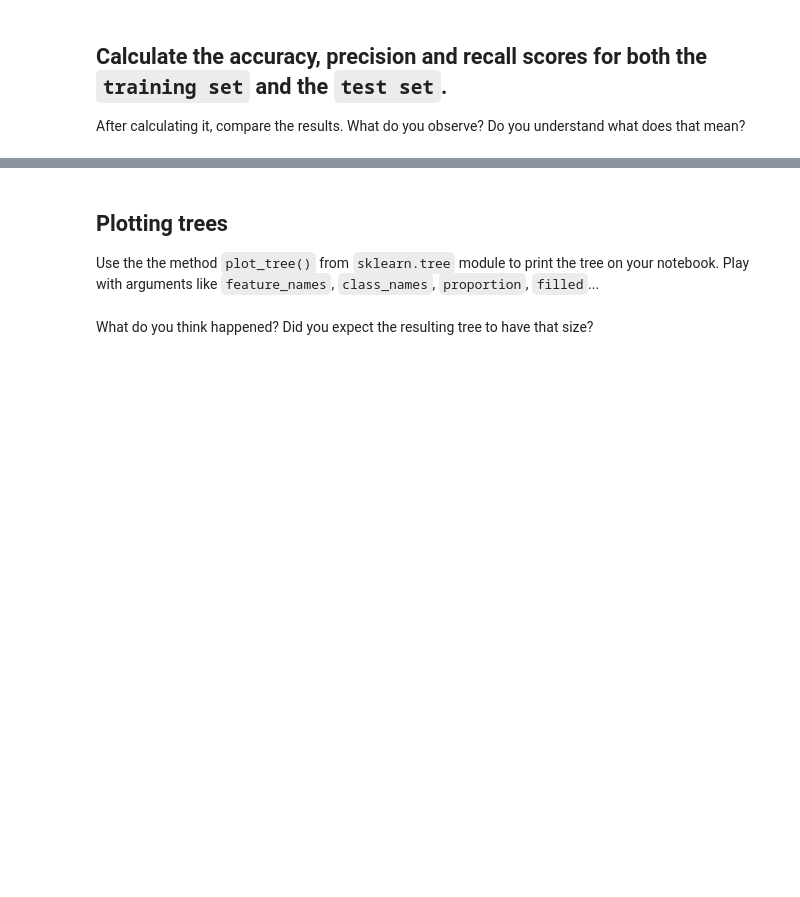
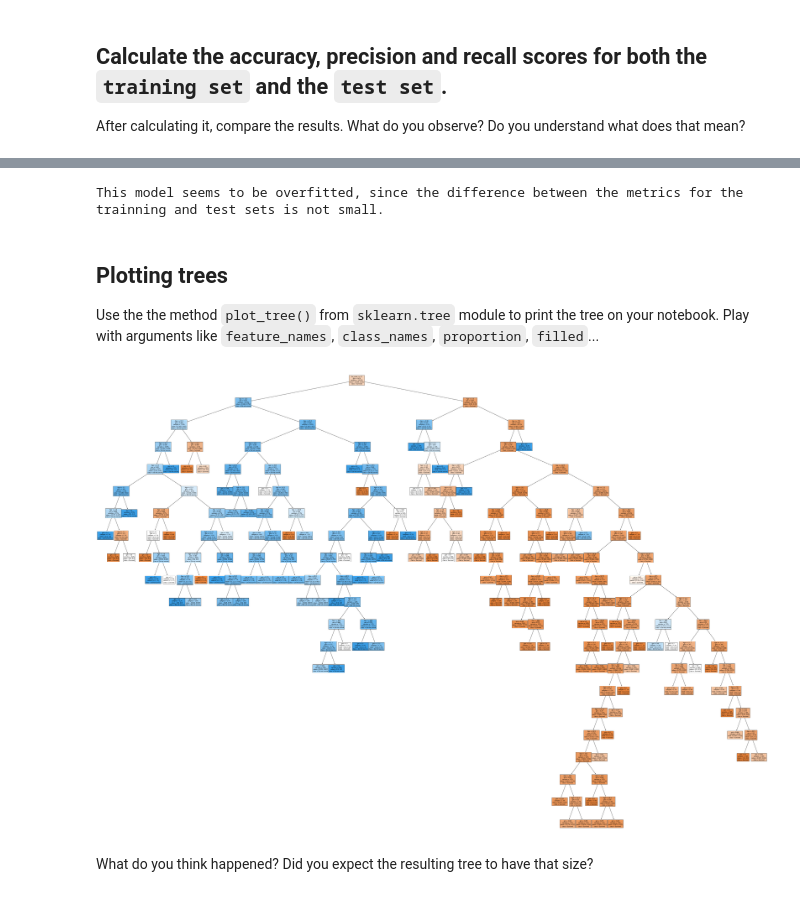
Before and after one commit to gabrielanakasato/ironhack-daft, a Jupyter notebook: labs/lab-w07/06-titanic-classification/your-code/titanic-classification-lab.ipynb, the cells around one changed output, grey strips where cells are left out. Cells and saved outputs as stored; diff of their text form; code cells hidden in the pictures; blank space fills up the shorter version.

```diff
--- a/labs/lab-w07/06-titanic-classification/your-code/titanic-classification-lab.ipynb
+++ b/labs/lab-w07/06-titanic-classification/your-code/titanic-classification-lab.ipynb
@@ -253,0 +260,6 @@ Since the metrics for the test set are similar to the train one, the model did n
+# %%
+# Instance the model with the default settings
+tree_default = DecisionTreeClassifier()
+
+# Train the model
+tree_default.fit(X=X_train, y=y_train)
@@ -258,6 +296,19 @@ After calculating it, compare the results. What do you observe? Do you understan
+# %%
+print('''
+This model seems to be overfitted, since the difference between the metrics for the trainning and test sets is not small.
+''')
+# %% [output]
+This model seems to be overfitted, since the difference between the metrics for the trainning and test sets is not small.
 # %% [markdown]
 ## Plotting trees
 
 Use the the method `plot_tree()` from `sklearn.tree` module to print the tree on your notebook. Play with arguments like `feature_names`, `class_names`, `proportion`, `filled`...
+# %%
+# Plot tree
+fig, ax = plt.subplots(figsize=(70,50))
+plot_tree(decision_tree=tree_default, feature_names=X_train.columns, class_names=['Survived', 'Did not survive'],
+          proportion=True, filled=True);
+# %% [output]
+[figure, added]
 # %% [markdown]
 What do you think happened? Did you expect the resulting tree to have that size?
```
Also changed, not shown: parts of 13 cells of this notebook.
